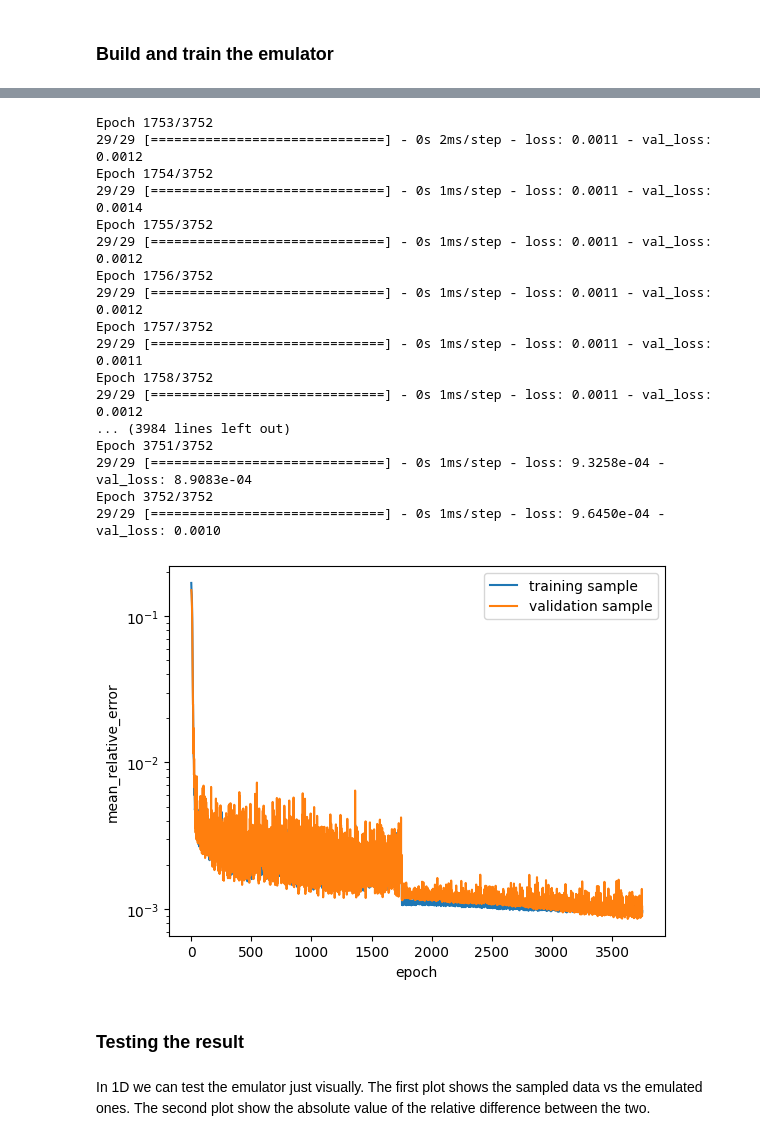
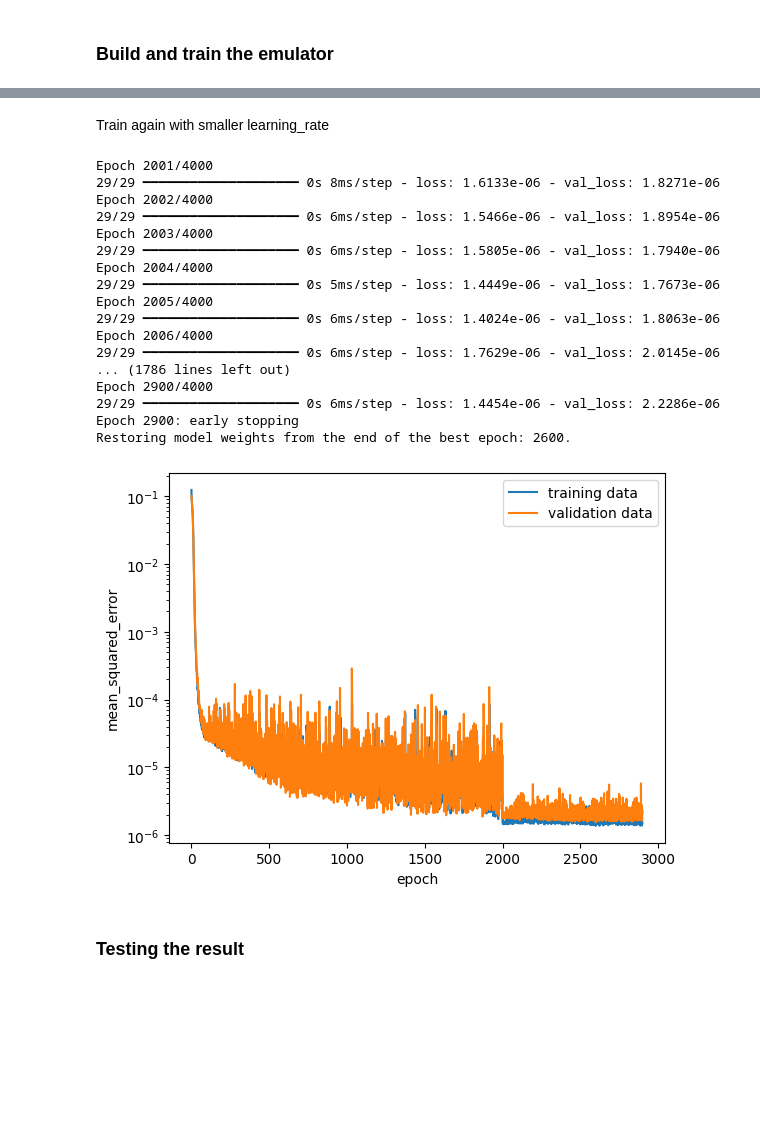
Before and after one commit to emiliobellini/emu_like, a Jupyter notebook: examples/quadratic_1D.ipynb, the cells around one changed output, grey strips where cells are left out. Saved outputs shown, nothing was run; the diff lists cells and outputs as text; code cells hidden in the pictures; blank space fills up the shorter version.

```diff
--- a/examples/quadratic_1D.ipynb
+++ b/examples/quadratic_1D.ipynb
@@ -39,4 +39,4 @@ To enable the following instructions: AVX2 AVX512F AVX512_VNNI FMA, in other ope
 # %%
-sample = Sample()
+data = DataCollection()
 emu = FFNNEmu()
 # %% [markdown]
@@ -87,5 +85,7 @@ Once the sample is generated, we are going to randomly split it into train and t
 # %%
-sample.train_test_split(
+data = data.one_y_dataset
+
+data.train_test_split(
     frac_train=0.9,
     seed=1567,
     verbose=True)
@@ -157,6 +153,6 @@ It is now time to train the emulator. One has to pass a Sample object (already l
 # %%
 emu.train(
-    sample,
+    data,
     epochs=2000,
     learning_rate=1.e-3,
     path=None,
@@ -188,32 +180,32 @@ Resuming a training with a different learning rate is very simple. It is suffici
+# %% [markdown]
+Train again with smaller learning_rate
 # %%
 emu.train(
-    sample,
+    data,
     epochs=2000,
     learning_rate=1.e-4,
     path=None,
     get_plot=True,
     verbose=True)
 # %% [output]
-Epoch 1753/3752
-29/29 [==============================] - 0s 2ms/step - loss: 0.0011 - val_loss: 0.0012
-Epoch 1754/3752
-29/29 [==============================] - 0s 1ms/step - loss: 0.0011 - val_loss: 0.0014
-Epoch 1755/3752
-29/29 [==============================] - 0s 1ms/step - loss: 0.0011 - val_loss: 0.0012
-Epoch 1756/3752
-29/29 [==============================] - 0s 1ms/step - loss: 0.0011 - val_loss: 0.0012
-Epoch 1757/3752
-29/29 [==============================] - 0s 1ms/step - loss: 0.0011 - val_loss: 0.0011
-Epoch 1758/3752
-29/29 [==============================] - 0s 1ms/step - loss: 0.0011 - val_loss: 0.0012
-... (3984 lines left out)
-Epoch 3751/3752
-29/29 [==============================] - 0s 1ms/step - loss: 9.3258e-04 - val_loss: 8.9083e-04
-Epoch 3752/3752
-29/29 [==============================] - 0s 1ms/step - loss: 9.6450e-04 - val_loss: 0.0010
+Epoch 2001/4000
+29/29 ━━━━━━━━━━━━━━━━━━━━ 0s 8ms/step - loss: 1.6133e-06 - val_loss: 1.8271e-06
+Epoch 2002/4000
+29/29 ━━━━━━━━━━━━━━━━━━━━ 0s 6ms/step - loss: 1.5466e-06 - val_loss: 1.8954e-06
+Epoch 2003/4000
+29/29 ━━━━━━━━━━━━━━━━━━━━ 0s 6ms/step - loss: 1.5805e-06 - val_loss: 1.7940e-06
+Epoch 2004/4000
+29/29 ━━━━━━━━━━━━━━━━━━━━ 0s 5ms/step - loss: 1.4449e-06 - val_loss: 1.7673e-06
+Epoch 2005/4000
+29/29 ━━━━━━━━━━━━━━━━━━━━ 0s 6ms/step - loss: 1.4024e-06 - val_loss: 1.8063e-06
+Epoch 2006/4000
+29/29 ━━━━━━━━━━━━━━━━━━━━ 0s 6ms/step - loss: 1.7629e-06 - val_loss: 2.0145e-06
+... (1786 lines left out)
+Epoch 2900/4000
+29/29 ━━━━━━━━━━━━━━━━━━━━ 0s 6ms/step - loss: 1.4454e-06 - val_loss: 2.2286e-06
+Epoch 2900: early stopping
+Restoring model weights from the end of the best epoch: 2600.
-[figure, old version]
+[figure, new version]
 # %% [markdown]
 ### Testing the result
-# %% [markdown]
-In 1D we can test the emulator just visually. The first plot shows the sampled data vs the emulated ones. The second plot show the absolute value of the relative difference between the two.
 # %%
```
Also changed, not shown: parts of 26 cells of this notebook, 2 other files.
